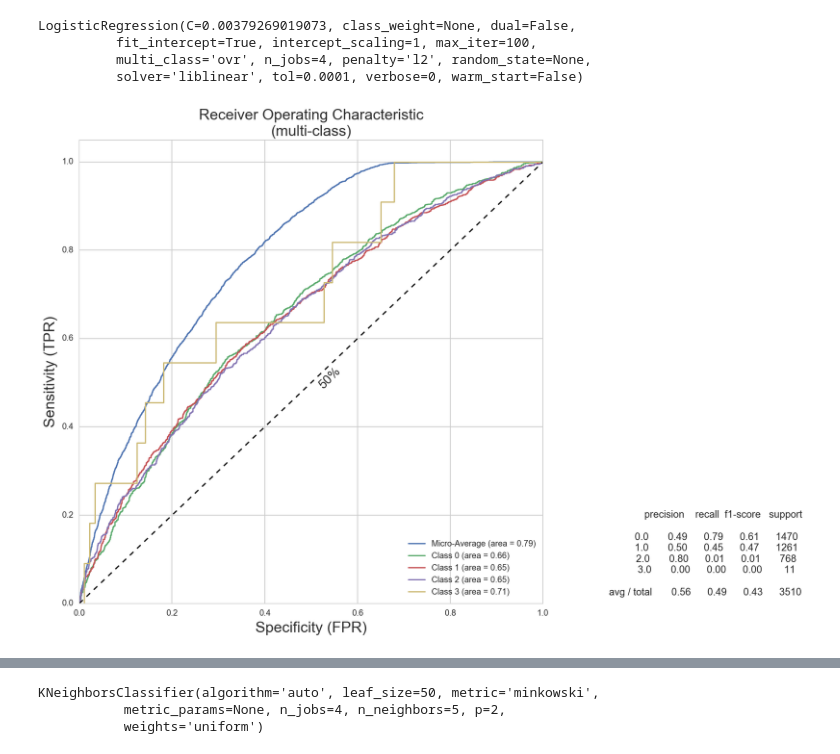
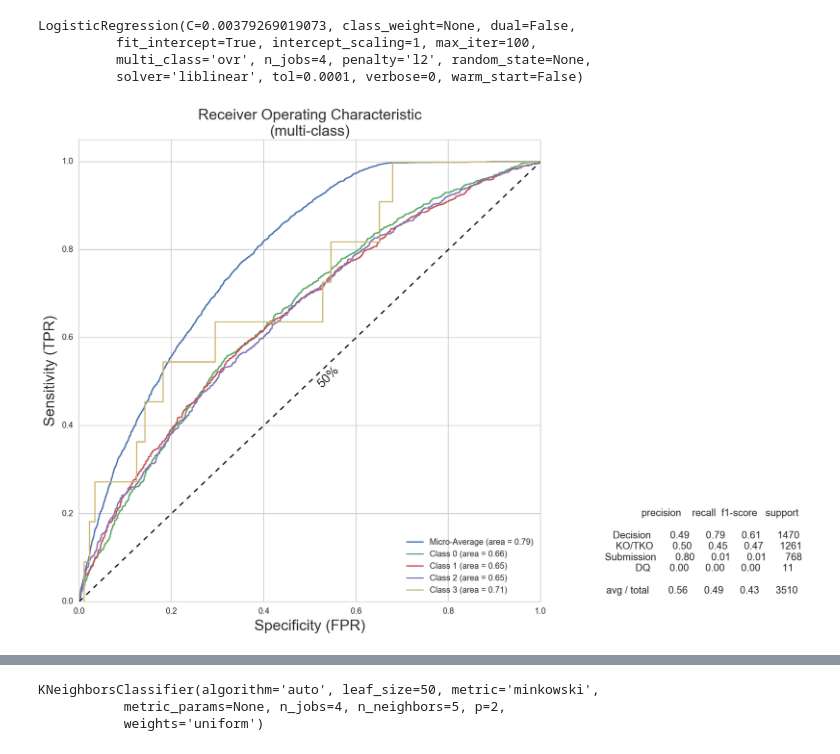
Before and after one commit to michael-j-sanders/DSI-SF-1-msanders2288, a Jupyter notebook: Capstone_UFC/UFC_Modeling_Part_1.ipynb, the cells around one changed output, grey strips where cells are left out. Cells and saved outputs as stored; diff of their text form; code cells hidden in the pictures.

```diff
--- a/Capstone_UFC/UFC_Modeling_Part_1.ipynb
+++ b/Capstone_UFC/UFC_Modeling_Part_1.ipynb
@@ -41,6 +41,6 @@ all_fights.tail(10)
 
 The initial plan was to perform gauge if there were actual paterns in choosing a nickname that offered some sort of edge, but this was outside of the scope of the project as it currently stands. Instead, I opted to dummy code in a binary for if the fighter had a nickname or not.
 # %%
-fights['f1nick_bin'] = fights['f1nick'].map(lambda x: 0 if x == 'None' else 1)
-fights['f2nick_bin'] = fights['f2nick'].map(lambda x: 0 if x == 'None' else 1)
+all_fights['f1nick_bin'] = all_fights['f1nick'].map(lambda x: 0 if x == 'None' else 1)
+all_fights['f2nick_bin'] = all_fights['f2nick'].map(lambda x: 0 if x == 'None' else 1)
 # %%
@@ -197,6 +188,9 @@ for method in fights['method']:
     elif method == 'DQ':
         x = 3
     method_code.append(x)
+
+# Including these target names for use later  in classification reports
+target_names = ['Decision', 'KO/TKO', 'Submission', 'DQ']
 # %%
 fights['method_code'] = method_code
 fights['method_code'].value_counts()
@@ -241,8 +225,3 @@ print y.shape
 # %% [output]
 (3510, 5128)
 (3510,)
-# %%
-from sklearn.cross_validation import train_test_split
-from sklearn.cross_validation import cross_val_score
-
-X_train, X_test, y_train, y_test = train_test_split(X, y, test_size=0.33)
@@ -313,7 +302,7 @@ class multi_roc:
         # Get predictions if classification report
         if verbose:
             predicted = self.estimator.predict(X_test)
-            report = classification_report(y_test, predicted)
+            report = classification_report(y_test, predicted, target_names=target_names)
 
 
 
@@ -365,7 +354,7 @@ class multi_roc:
                        ''.format(roc_auc["micro"]), linewidth=self.line_width)
 
         for i in range(n_classes):
-            plt.plot(fpr[i], tpr[i], label='Class {0} (area = {1:0.2f})'
+            plt.plot(fpr[i], tpr[i], label='%s (area = {1:0.2f})' %
                                            ''.format(i, roc_auc[i]), linewidth=self.line_width)
 
         # 50 / 50 line
@@ -378,34 +367,34 @@ class multi_roc:
         plt.legend(loc="lower right")
 
         #y=[1,2,3,4,5,4,3,2,1,1,1,1,1,1,1,1]
         #plt.plot([10,10,14,14,10],[2,4,4,2,2],'r')
         #col_labels=['col1','col2','col3']
         #row_labels=['row1','row2','row3']
         #table_vals=[[11,12,13],[21,22,23],[31,32,33]]
         # the rectangle is where I want to place the table
         #the_table = plt.table(cellText=table_vals,
         #                  colWidths = [0.1]*3,
         #                  rowLabels=row_labels,
         #                  colLabels=col_labels,
         #                  loc='center right')
 
         #plt.text(24,13.4,'Table Title',size=8)
         bbox_props = dict(boxstyle="square,pad=0.3", fc="none", ec="b", lw=0)
         t = plt.text(.54, .51, "50%", ha="center", va="center", rotation=45,
                    size=15,
                    bbox=bbox_props)
 
         bbox_props = dict(boxstyle="square,pad=0.3", fc="white", ec="b", lw=0)
         t = plt.text(1.35, .10, report, ha="center", va="center",
                    size=12,
                    bbox=bbox_props)
 
         plt.show()
 
 roc = multi_roc(estimator = lr_best)
 roc.plot(X, y, verbose=True, figsize=(10,10))
 # %% [output]
-[figure, old version]
+[figure, new version]
 # %%
 
 #l1_ratio = np.logspace(-5,1, 20)
```
Also changed, not shown: parts of 54 cells of this notebook.
